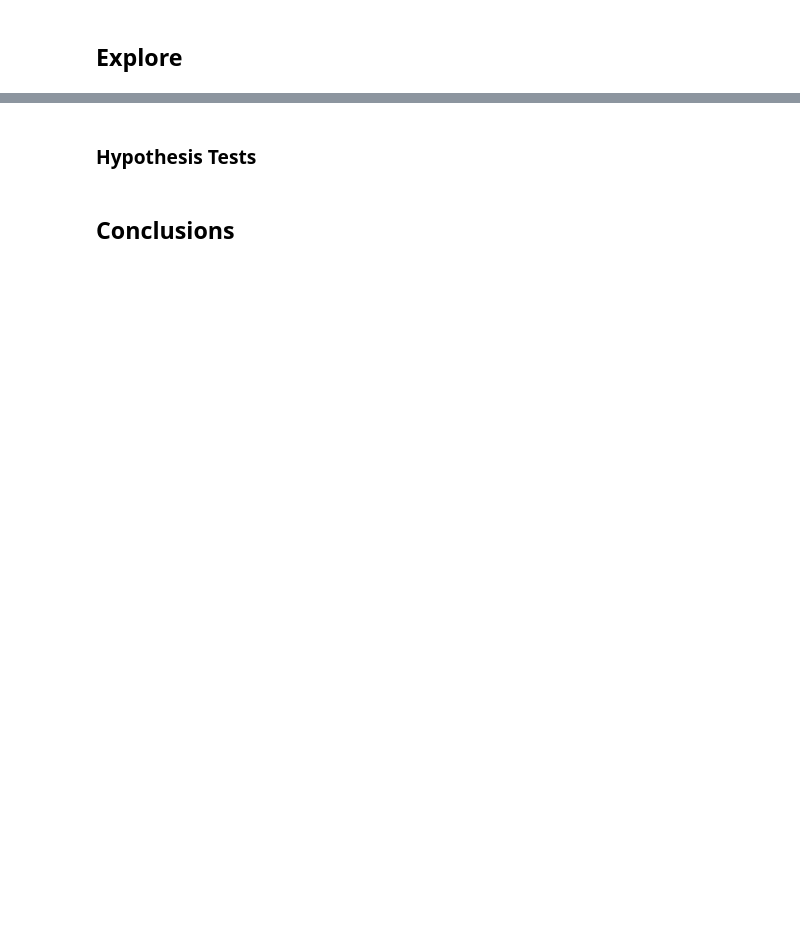
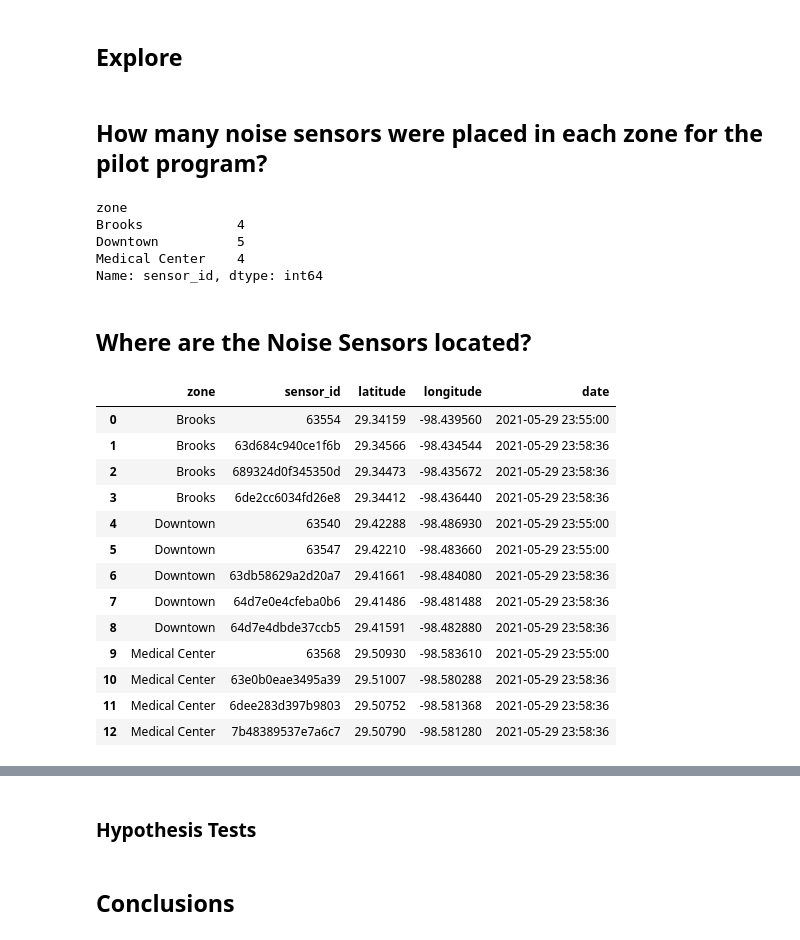
Before and after one commit to Promeos/Smart_San_Antonio, a Jupyter notebook: MVP.ipynb, the cells around one changed output, grey strips where cells are left out. Cells and saved outputs as stored; diff of their text form; code cells hidden in the pictures; blank space fills up the shorter version.

```diff
--- a/MVP.ipynb
+++ b/MVP.ipynb
@@ -274,2 +115,41 @@ plt.tight_layout();
+# %%
+df = src.prep_sensor_data(df)
+# %%
+# Replace duplicate sensor id's lat and long with the most recent lat and long positions.
+id_duplicates = ['64d7e0e4cfeba0b6', '64d7e4dbde37ccb5']
+
+df.loc[df.sensor_id == '64d7e0e4cfeba0b6', ('latitude', 'longitude')] = (29.41486, -98.481488)
+df.loc[df.sensor_id == '64d7e4dbde37ccb5', ('latitude', 'longitude')] = (29.41591, -98.482880)
 # %% [markdown]
 ## Explore
+# %% [markdown]
+## How many noise sensors were placed in each zone for the pilot program?
+# %%
+df.groupby('zone').sensor_id.nunique()
+# %% [output]
+zone
+Brooks            4
+Downtown          5
+Medical Center    4
+Name: sensor_id, dtype: int64
+# %% [markdown]
+## Where are the Noise Sensors located?
+# %%
+geo_cols = ['zone', 'sensor_id', 'latitude', 'longitude']
+df_sensors = df.groupby(geo_cols)['date'].max().reset_index()
+df_sensors
+# %% [output]
+|  | zone | sensor_id | latitude | longitude | date |
+| 0 | Brooks | 63554 | 29.34159 | -98.439560 | 2021-05-29 23:55:00 |
+| 1 | Brooks | 63d684c940ce1f6b | 29.34566 | -98.434544 | 2021-05-29 23:58:36 |
+| 2 | Brooks | 689324d0f345350d | 29.34473 | -98.435672 | 2021-05-29 23:58:36 |
+| 3 | Brooks | 6de2cc6034fd26e8 | 29.34412 | -98.436440 | 2021-05-29 23:58:36 |
+| 4 | Downtown | 63540 | 29.42288 | -98.486930 | 2021-05-29 23:55:00 |
+| 5 | Downtown | 63547 | 29.42210 | -98.483660 | 2021-05-29 23:55:00 |
+| 6 | Downtown | 63db58629a2d20a7 | 29.41661 | -98.484080 | 2021-05-29 23:58:36 |
+| 7 | Downtown | 64d7e0e4cfeba0b6 | 29.41486 | -98.481488 | 2021-05-29 23:58:36 |
+| 8 | Downtown | 64d7e4dbde37ccb5 | 29.41591 | -98.482880 | 2021-05-29 23:58:36 |
+| 9 | Medical Center | 63568 | 29.50930 | -98.583610 | 2021-05-29 23:55:00 |
+| 10 | Medical Center | 63e0b0eae3495a39 | 29.51007 | -98.580288 | 2021-05-29 23:58:36 |
+| 11 | Medical Center | 6dee283d397b9803 | 29.50752 | -98.581368 | 2021-05-29 23:58:36 |
+| 12 | Medical Center | 7b48389537e7a6c7 | 29.50790 | -98.581280 | 2021-05-29 23:58:36 |
```
Also changed, not shown: parts of 35 cells of this notebook, 14 other files.
